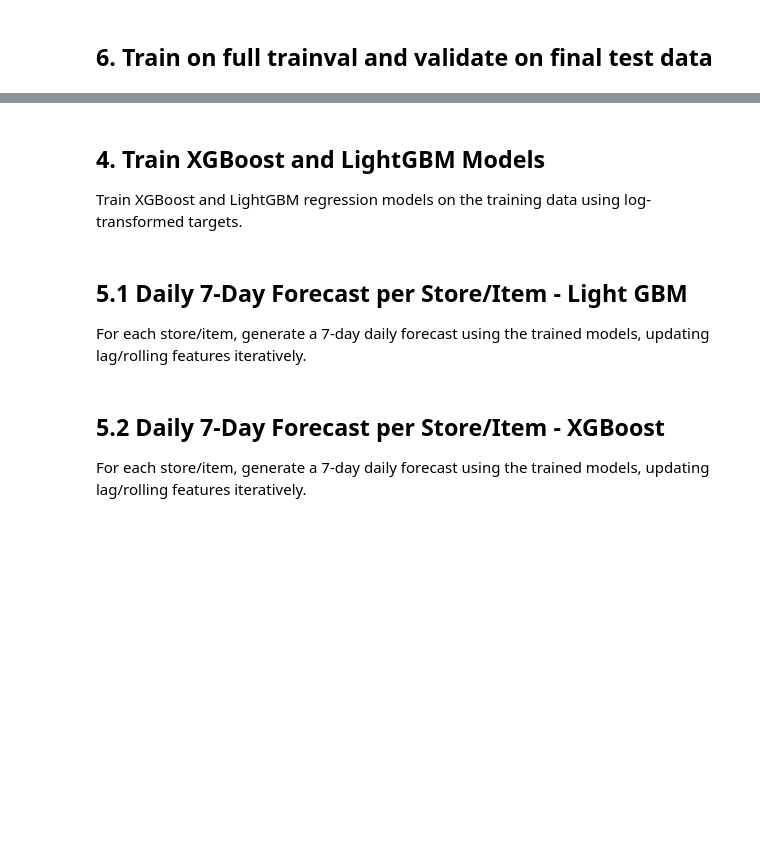
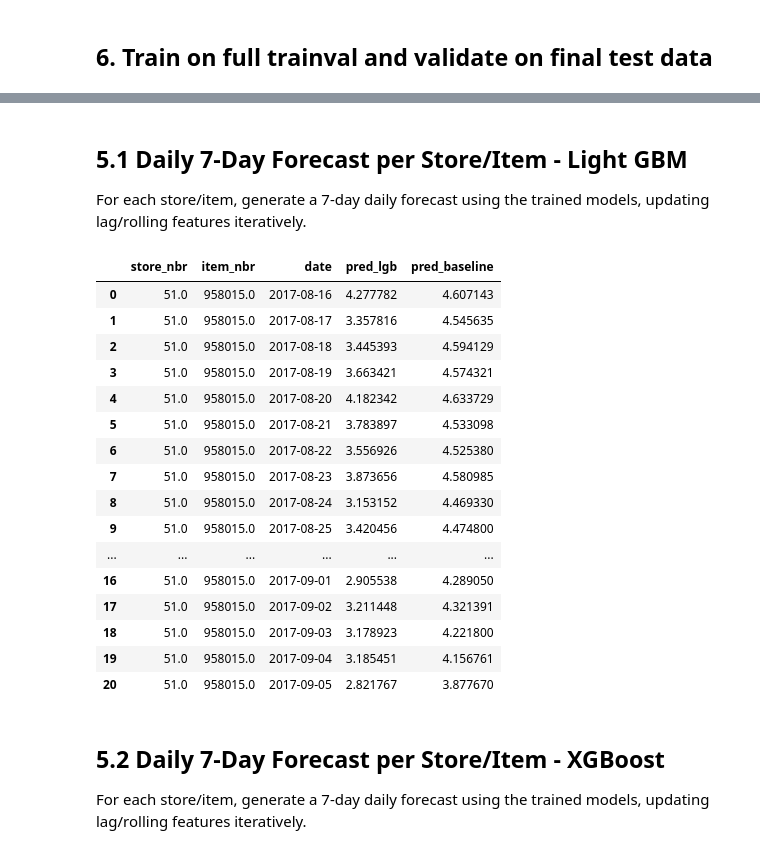
Before and after one commit to JoranVerspreet/2025_activities_dashboard, a Jupyter notebook: notebooks/3_modeling/modeling_1_XGBoost.ipynb, the cells around one changed output, grey strips where cells are left out. Drawn from its saved outputs; the diff is of its cells as text; code cells hidden in the pictures; blank space fills up the shorter version.

```diff
--- a/notebooks/3_modeling/modeling_1_XGBoost.ipynb
+++ b/notebooks/3_modeling/modeling_1_XGBoost.ipynb
@@ -220,13 +277,26 @@ X_test, y_test = df_test_final[FEATURES], np.log1p(df_test_final[TARGET])
 
 # Train on all trainval data
 lgb_train = lgb.Dataset(X_trainval, label=y_trainval)
-final_model = lgb.train(params_lgb, lgb_train)
+final_model_lgb = lgb.train(params_lgb, lgb_train)
 
-# Evaluate on final hold-out test
-y_pred = final_model.predict(X_test)
-rmse_final = np.sqrt(mean_squared_error(np.expm1(y_test), np.expm1(y_pred)))
-mae_final = mean_absolute_error(np.expm1(y_test), np.expm1(y_pred))
+# Train xgb on all trainval data
+xgb_train = xgb.DMatrix(X_trainval, label=y_trainval)
+final_model_xgb = xgb.train(params_xgb, xgb_train)
 
-print("Final Test RMSE:", rmse_final)
-print("Final Test MAE:", mae_final)
+# Evaluate final_model_lgb on final hold-out test
+y_pred = final_model_lgb.predict(X_test)
+rmse_final_lgb = np.sqrt(mean_squared_error(np.expm1(y_test), np.expm1(y_pred)))
+mae_final_lgb = mean_absolute_error(np.expm1(y_test), np.expm1(y_pred))
+
+print("Final Test LGB RMSE:", rmse_final_lgb)
+print("Final Test MAE:", mae_final_lgb)
+
+# Evaluate final_model_xgb on final hold-out test
+dtest = xgb.DMatrix(X_test)
+y_pred = final_model_xgb.predict(dtest)
+rmse_final_xgb = np.sqrt(mean_squared_error(np.expm1(y_test), np.expm1(y_pred)))
+mae_final_xgb = mean_absolute_error(np.expm1(y_test), np.expm1(y_pred))
+
+print("Final Test XGB RMSE:", rmse_final_xgb)
+print("Final Test XGB MAE:", mae_final_xgb)
 # %% [output]
@@ -296,4 +306,0 @@ Fold 5: Train from 2014-04-01 to 2017-06-13, Test from 2017-06-21 to 2017-08-15,
-# %% [markdown]
-## 4. Train XGBoost and LightGBM Models
-
-Train XGBoost and LightGBM regression models on the training data using log-transformed targets.
@@ -365,50 +309,81 @@ print("Average XGB MAE:", np.mean(xgb_mae))
 
 For each store/item, generate a 7-day daily forecast using the trained models, updating lag/rolling features iteratively.
 # %%
+# To access the date as a column:
+df_model = df_model.reset_index()
+# Now df_model['date'] works again
+
+
 # Define horizon for evaluation
 future_horizon = 60
 last_date = df_model['date'].max()
+# Extract all unique store–item combinations, and put them in a DataFrame with two columns: store_nbr and item_nbr
 stores_items = df_model.groupby(['store_nbr', 'item_nbr']).tail(1)[['store_nbr', 'item_nbr']]
 
+# Forecasting loop
 rows = []
 for _, row in stores_items.iterrows():
     store = row['store_nbr']
     item = row['item_nbr']
-    history = df_model[(df_model['store_nbr'] == store) & (df_model['item_nbr'] == item)]['unit_sales'].values
+    df_si = df_model[(df_model['store_nbr'] == store) & (df_model['item_nbr'] == item)]
+    df_si = df_si.set_index('date').asfreq('D')  # force daily frequency
+    df_si['unit_sales'] = df_si['unit_sales'].fillna(0)  # or ffill, depending on meaning
+    history = df_si['unit_sales'].values
+
     if len(history) < max(max(LAGS), max(ROLLS), 28):
         continue  # skip if not enough history
     for day in range(1, future_horizon + 1):
         future_date = last_date + pd.Timedelta(days=day)
         X_pred = {}
         for lag in LAGS:
             X_pred[f'lag_{lag}'] = history[-lag]
         for roll in ROLLS:
             X_pred[f'roll_mean_{roll}'] = history[-roll:].mean()
         X_pred['baseline'] = history[-28:].mean()
         # --- Add extra features for the forecast date ---
         X_pred['days_since_earthquake'] = 0.0  # or your computed value
         X_pred['oil_price'] = 0.0  # or your estimated value
         # If you add more features, set them here
 
         # Ensure all features are present and in correct order
         for feat in FEATURES:
             if feat not in X_pred:
                 X_pred[feat] = 0.0  # or a sensible default
 
         X_pred_df = pd.DataFrame([X_pred])[FEATURES]
-        pred_lgb = np.expm1(lgb_model.predict(X_pred_df))[0]
+        pred_lgb = np.expm1(final_model.predict(X_pred_df))[0]
         pred_base = X_pred['baseline']
         rows.append({
             'store_nbr': store,
             'item_nbr': item,
             'date': future_date,
             'pred_lgb': pred_lgb,
             'pred_baseline': pred_base
         })
         history = np.append(history, pred_lgb)
 
 daily_forecast_lgb = pd.DataFrame(rows)
 display(daily_forecast_lgb.head(21))
+
+df_model = df_model.set_index('date').sort_index()
+# %% [output]
+|  | store_nbr | item_nbr | date | pred_lgb | pred_baseline |
+| 0 | 51.0 | 958015.0 | 2017-08-16 | 4.277782 | 4.607143 |
+| 1 | 51.0 | 958015.0 | 2017-08-17 | 3.357816 | 4.545635 |
+| 2 | 51.0 | 958015.0 | 2017-08-18 | 3.445393 | 4.594129 |
+| 3 | 51.0 | 958015.0 | 2017-08-19 | 3.663421 | 4.574321 |
+| 4 | 51.0 | 958015.0 | 2017-08-20 | 4.182342 | 4.633729 |
+| 5 | 51.0 | 958015.0 | 2017-08-21 | 3.783897 | 4.533098 |
+| 6 | 51.0 | 958015.0 | 2017-08-22 | 3.556926 | 4.525380 |
+| 7 | 51.0 | 958015.0 | 2017-08-23 | 3.873656 | 4.580985 |
+| 8 | 51.0 | 958015.0 | 2017-08-24 | 3.153152 | 4.469330 |
+| 9 | 51.0 | 958015.0 | 2017-08-25 | 3.420456 | 4.474800 |
+| ... | ... | ... | ... | ... | ... |
+| 16 | 51.0 | 958015.0 | 2017-09-01 | 2.905538 | 4.289050 |
+| 17 | 51.0 | 958015.0 | 2017-09-02 | 3.211448 | 4.321391 |
+| 18 | 51.0 | 958015.0 | 2017-09-03 | 3.178923 | 4.221800 |
+| 19 | 51.0 | 958015.0 | 2017-09-04 | 3.185451 | 4.156761 |
+| 20 | 51.0 | 958015.0 | 2017-09-05 | 2.821767 | 3.877670 |
 # %% [markdown]
 ## 5.2 Daily 7-Day Forecast per Store/Item - XGBoost
 
```
Also changed, not shown: parts of 10 cells of this notebook, 1 other file.
